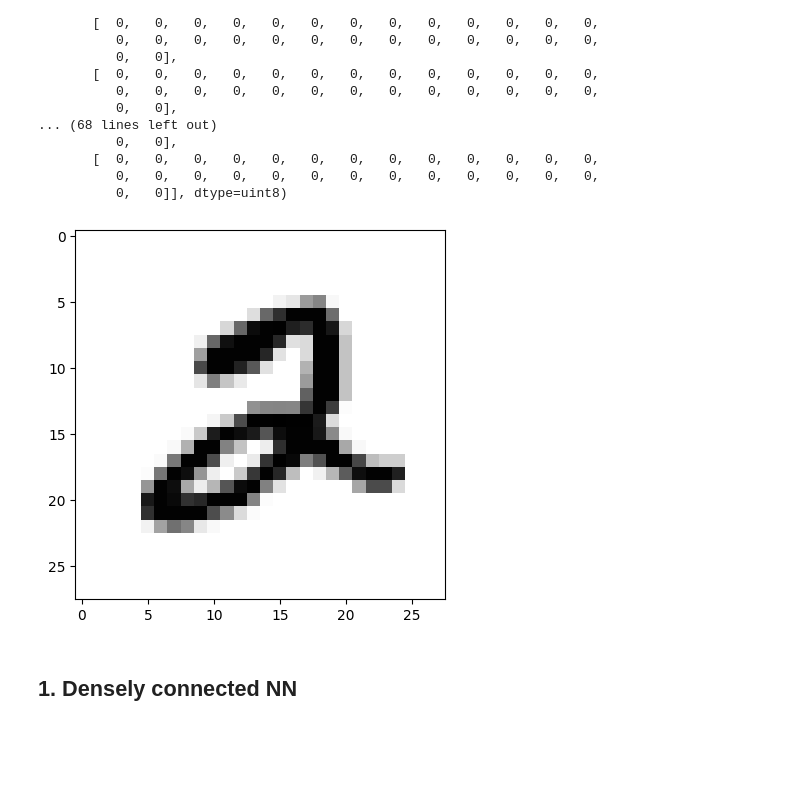
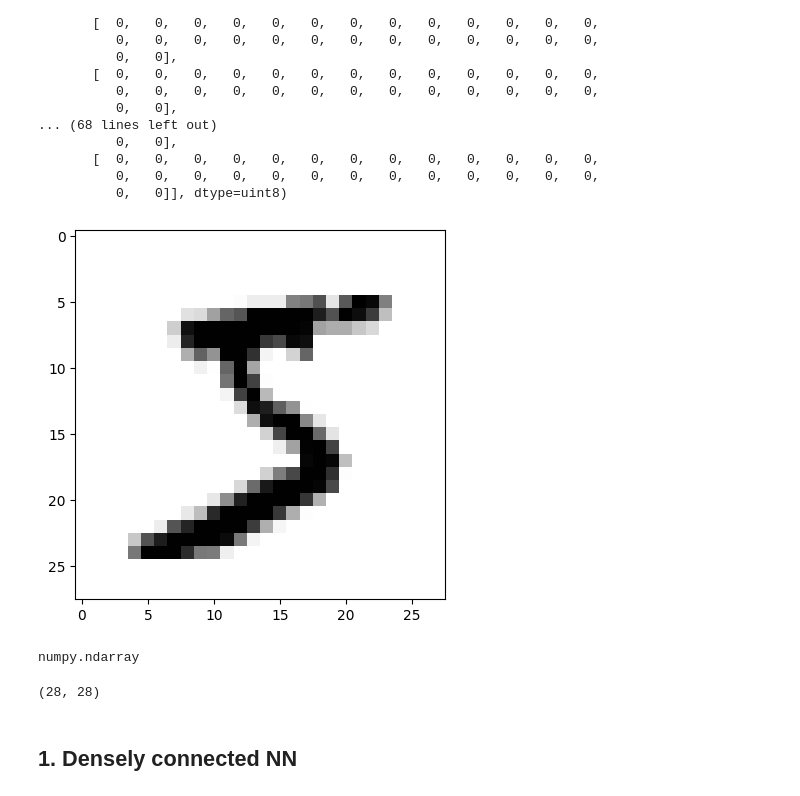
Before and after one commit to iryna-savchuk/CI4O_project, a Jupyter notebook: MNIST_classification.ipynb, the cells around one changed output. Cells and saved outputs as stored; diff of their text form; code cells hidden in the pictures; blank space fills up the shorter version.

```diff
--- a/MNIST_classification.ipynb
+++ b/MNIST_classification.ipynb
@@ -47,13 +48,22 @@ array([[  0,   0,   0,   0,   0,   0,   0,   0,   0,   0,   0,   0,   0,
           0,   0,   0,   0,   0,   0,   0,   0,   0,   0,   0,   0,   0,
           0,   0]], dtype=uint8)
 # %%
-# Displaying the 5th digit in training dataset
+# Displaying the item from the training dataset
 import matplotlib.pyplot as plt
-digit = train_images[5]
+
+digit = train_images[0]
 plt.imshow(digit, cmap=plt.cm.binary)
 plt.show()
 # %% [output]
-[figure, old version]
+[figure, new version]
+# %%
+type(train_images[0])
+# %% [output]
+numpy.ndarray
+# %%
+train_images[0].shape
+# %% [output]
+(28, 28)
 # %% [markdown]
 ## 1. Densely connected NN
 # %%
```
Also changed, not shown: parts of 15 cells of this notebook.
